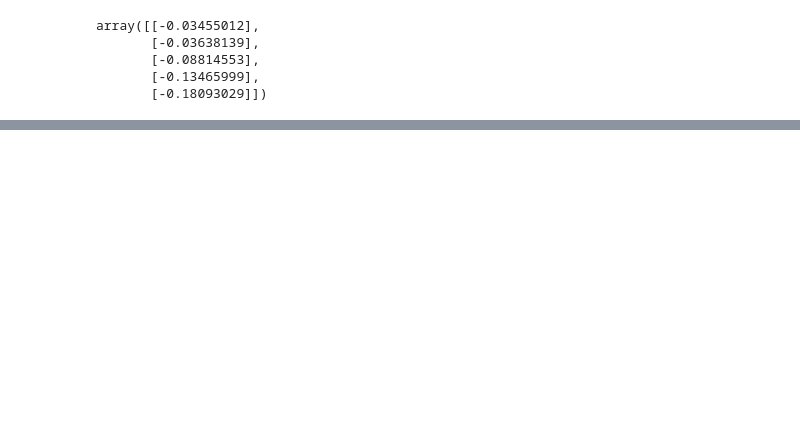
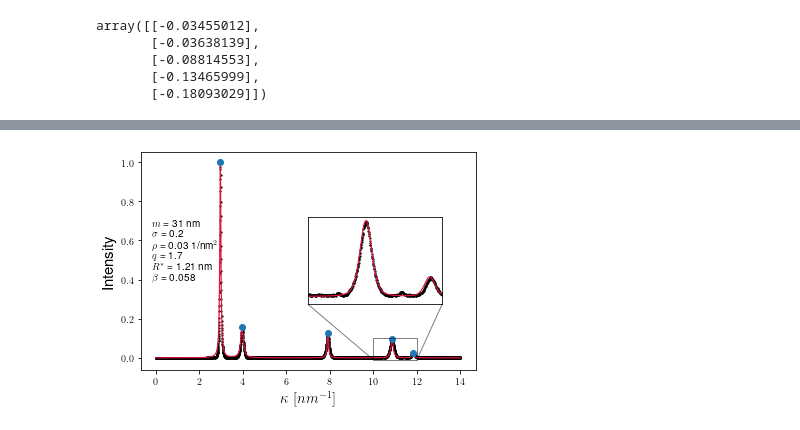
Before and after one commit to balintkaszas/DifFault, a Jupyter notebook: examples/regression_NiMo.ipynb, the cells around one changed output, grey strips where cells are left out. Cells and saved outputs as stored; diff of their text form; code cells hidden in the pictures; blank space fills up the shorter version.

Commit message:
Nimo example

```diff
--- a/examples/regression_NiMo.ipynb
+++ b/examples/regression_NiMo.ipynb
@@ -302,2 +312,31 @@ plt.savefig('nimo_predict.pdf', bbox_inches='tight')
+# %%
+fig = plt.figure(figsize = (6, 4))
+ax = fig.add_subplot(111)
+ax.plot(single_peak.positive_diffraction_vectors_dimensionless, true_spectrum, 'o', markersize = 1.2, c='black', label = 'True spectrum')
+ax.plot(single_peak.positive_diffraction_vectors_dimensionless, predicted_spectrum_CMWP,'-',  linewidth = 1.2, c='Crimson', label = 'Simulation  \n with identified parameters')
+
+text_to_print = "$m$ = %s nm \n $\\sigma$ = %s \n $\\rho$ = %s 1/nm$^2$ \n $q$ = %s \n $R^*$ = %s nm \n $\\beta$ = %s" %(round(m_cmwp,2),
+                                                       round(sigma_cmwp,2),
+                                                      round(rho_cmwp,2),
+                                                       round(q_cmwp,2),
+                                                        round(Rstar_cmwp, 2),
+                                                       round(B_cmwp, 7))#, sigma, rho, q, Rstar, B)
+
+ax.set_xlabel('$\kappa$ $[nm^{-1}]$', fontsize = 15)
+ax.set_ylabel('Intensity', fontsize = 15)
+
+axins = ax.inset_axes(
+    [0.5, 0.3, 0.4, 0.4], xticks = [], yticks = [])
+axins.plot(single_peak.positive_diffraction_vectors_dimensionless, true_spectrum, 'o', markersize = 1.2, c='black', label = 'True spectrum')
+axins.plot(single_peak.positive_diffraction_vectors_dimensionless, predicted_spectrum,'-',  linewidth = 1.2, c='Crimson', label = 'Simulation  \n with identified parameters')
+ax.plot(np.squeeze(theoretical_peaks + offsets.T), intensities.ravel(), 'o')
+axins.set_xlim(10, 12)
+#axins.set_ylim(0., 0.2)
+axins.set_ylim(-0.01, 0.1)
+ax.indicate_inset_zoom(axins, edgecolor="black")
+ax.text(-0.2, 0.4, text_to_print)
+plt.savefig('nimo_predict_CMWP.pdf', bbox_inches='tight')
+# %% [output]
+[figure, added]
 # %%
 plt.semilogy(single_peak.positive_diffraction_vectors, np.abs(true_spectrum-predicted_spectrum.ravel()), c='black')
```
Also changed, not shown: parts of 8 cells of this notebook.
